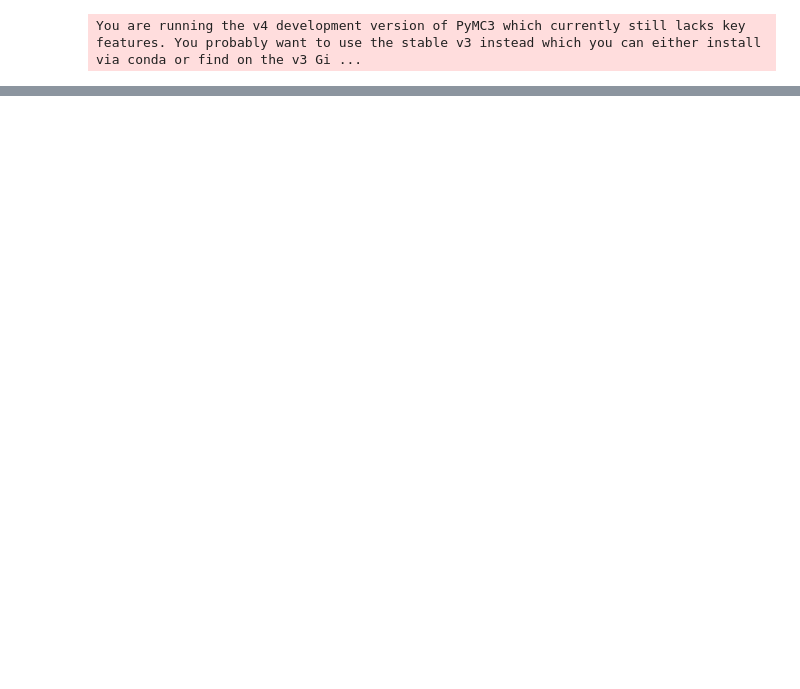
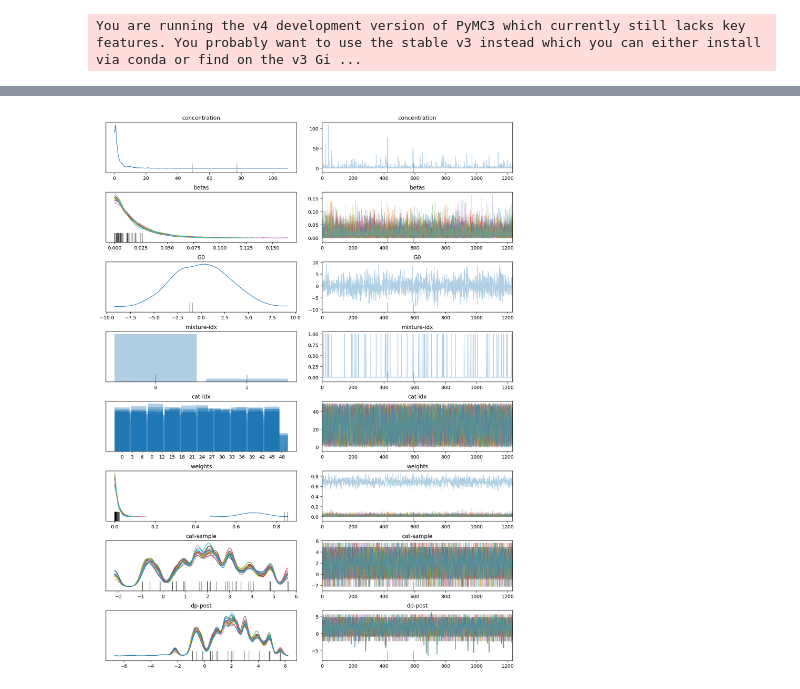
Before and after one commit to larryshamalama/pymc3-playground, a Jupyter notebook: notebooks/step-by-step/dp-posterior-pymc3.ipynb, the cells around one changed output, grey strips where cells are left out. Drawn from its saved outputs; the diff is of its cells as text; code cells hidden in the pictures; blank space fills up the shorter version.

```diff
--- a/notebooks/step-by-step/dp-posterior-pymc3.ipynb
+++ b/notebooks/step-by-step/dp-posterior-pymc3.ipynb
@@ -113,0 +134,4 @@ for fig_num in range(2):
+# %%
+_ = pm.plot_trace(mcmc_samples)
+# %% [output]
+[figure, added]
```
Also changed, not shown: parts of 3 cells of this notebook.
